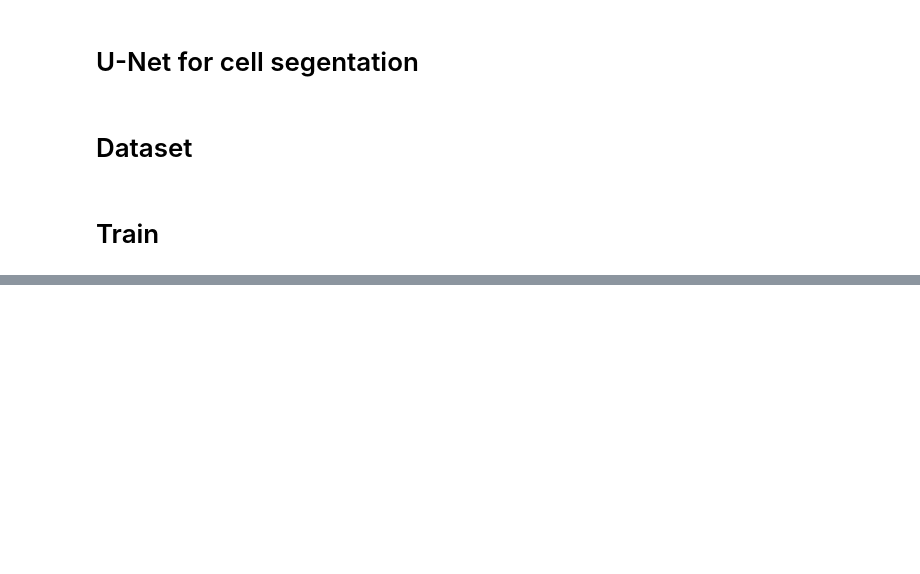
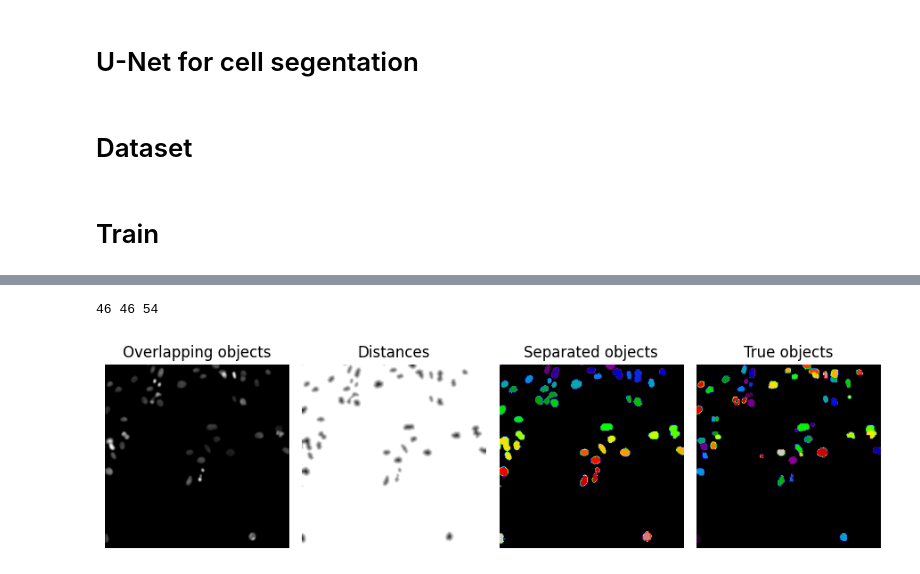
Before and after one commit to stasiek-j/hackathon, a Jupyter notebook: U_Net.ipynb, the cells around one changed output, grey strips where cells are left out. Cells and saved outputs as stored; diff of their text form; code cells hidden in the pictures; blank space fills up the shorter version.

```diff
--- a/U_Net.ipynb
+++ b/U_Net.ipynb
@@ -694,0 +766,24 @@ plt.show()
+# %%
+labels = watershed(-distance, markers, mask=pred)
+print(len(np.unique(labels)), len(np.unique(markers)), len(np.unique(m)))
+
+fig, axes = plt.subplots(ncols=4, figsize=(9, 3), sharex=True, sharey=True)
+ax = axes.ravel()
+
+ax[0].imshow(pred, cmap=plt.cm.gray)
+ax[0].set_title('Overlapping objects')
+ax[1].imshow(-distance, cmap=plt.cm.gray)
+ax[1].set_title('Distances')
+ax[2].imshow(labels, cmap=plt.cm.nipy_spectral)
+ax[2].set_title('Separated objects')
+ax[3].imshow(m, cmap=plt.cm.nipy_spectral)
+ax[3].set_title('True objects')
+
+for a in ax:
+    a.set_axis_off()
+
+fig.tight_layout()
+plt.show()
+# %% [output]
+46 46 54
+[figure, added]
```
Also changed, not shown: parts of 13 cells of this notebook.
